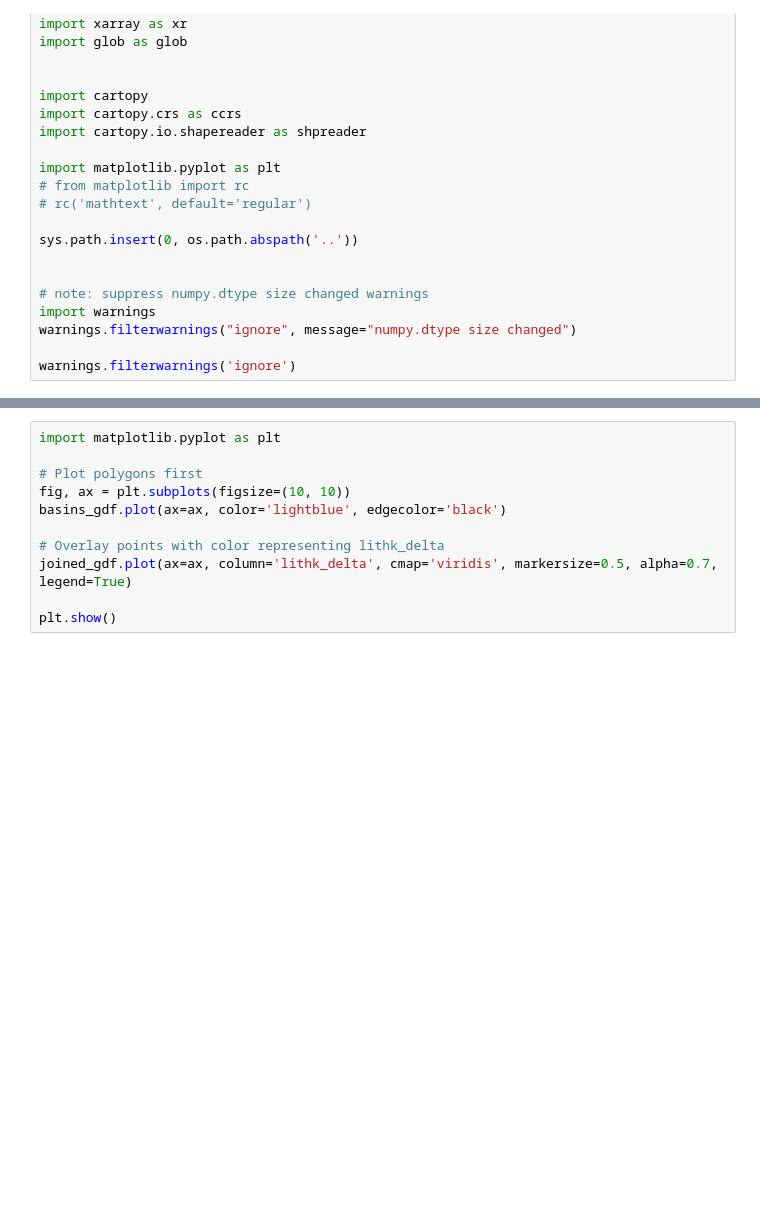
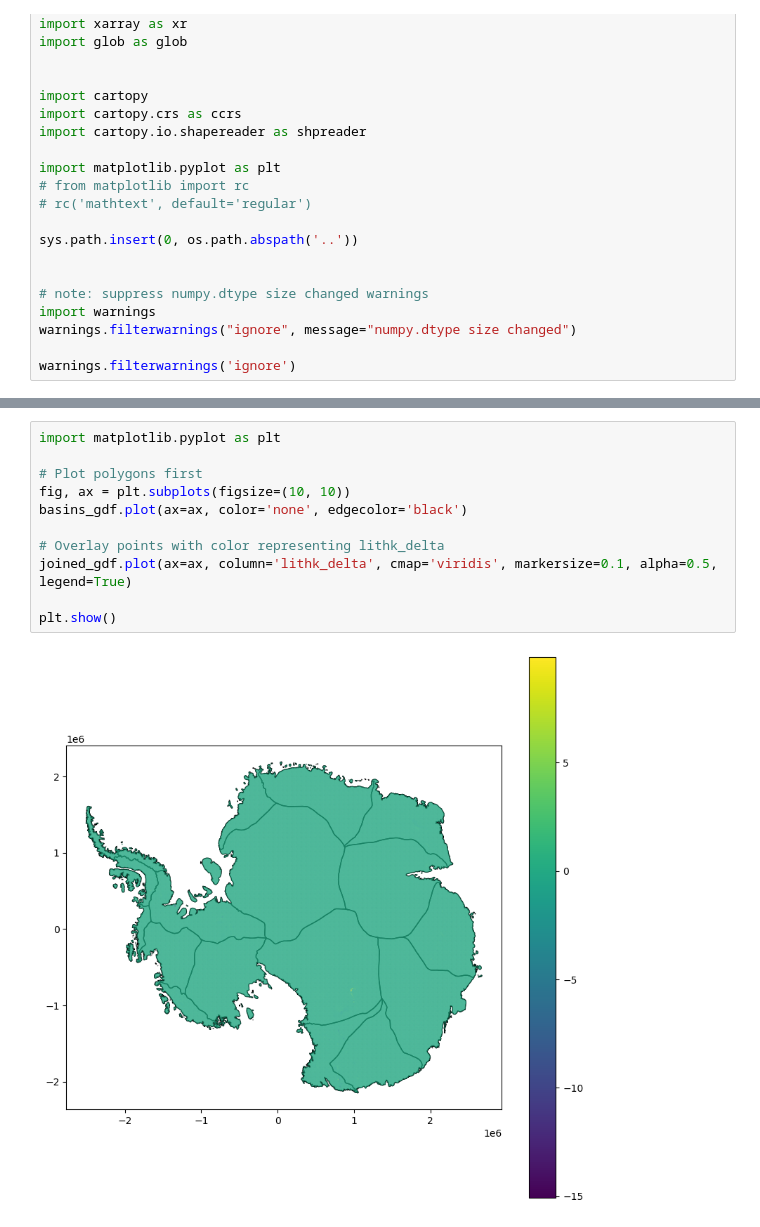
Before and after one commit to erikasy23/CmCt, a Jupyter notebook: notebooks/IMBIE/imbie_frontend.ipynb, the cells around one changed output, grey strips where cells are left out. Saved outputs shown, nothing was run; the diff lists cells and outputs as text; blank space fills up the shorter version.

```diff
--- a/notebooks/IMBIE/imbie_frontend.ipynb
+++ b/notebooks/IMBIE/imbie_frontend.ipynb
@@ -114,14 +181,16 @@ print('Total_mass_change_sum =', model_total_mass_balance)
 # %%
 import matplotlib.pyplot as plt
 
 # Plot polygons first
 fig, ax = plt.subplots(figsize=(10, 10))
-basins_gdf.plot(ax=ax, color='lightblue', edgecolor='black')
+basins_gdf.plot(ax=ax, color='none', edgecolor='black')
 
 # Overlay points with color representing lithk_delta
-joined_gdf.plot(ax=ax, column='lithk_delta', cmap='viridis', markersize=0.5, alpha=0.7, legend=True)
+joined_gdf.plot(ax=ax, column='lithk_delta', cmap='viridis', markersize=0.1, alpha=0.5, legend=True)
 
 plt.show()
+# %% [output]
+[figure, added]
 # %%
 import pandas as pd
 import numpy as np
```
Also changed, not shown: parts of 7 cells of this notebook.
